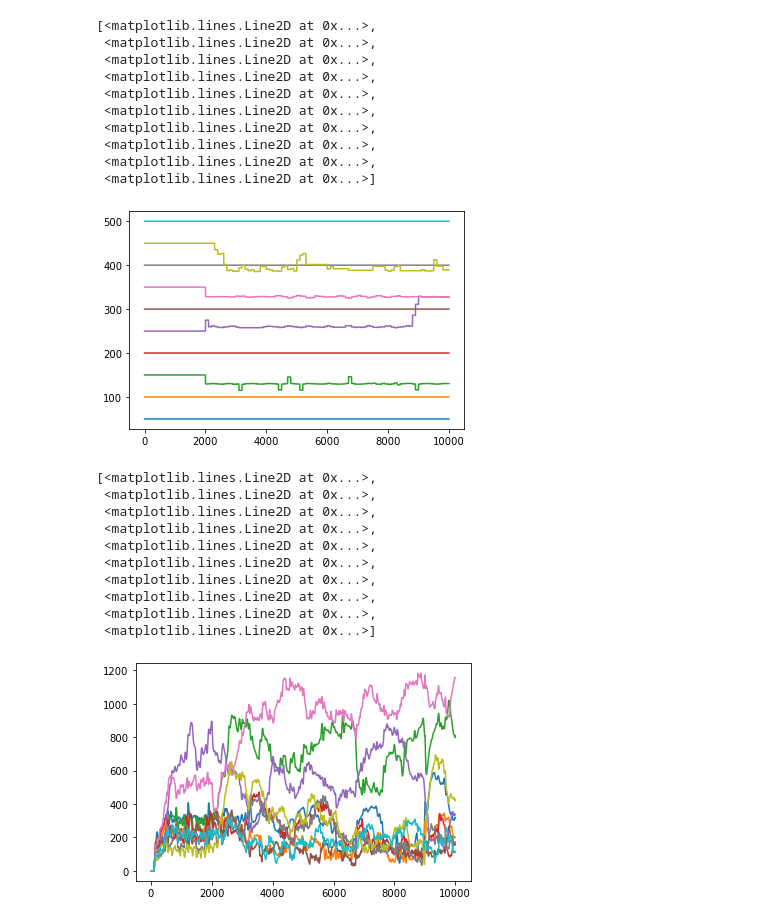
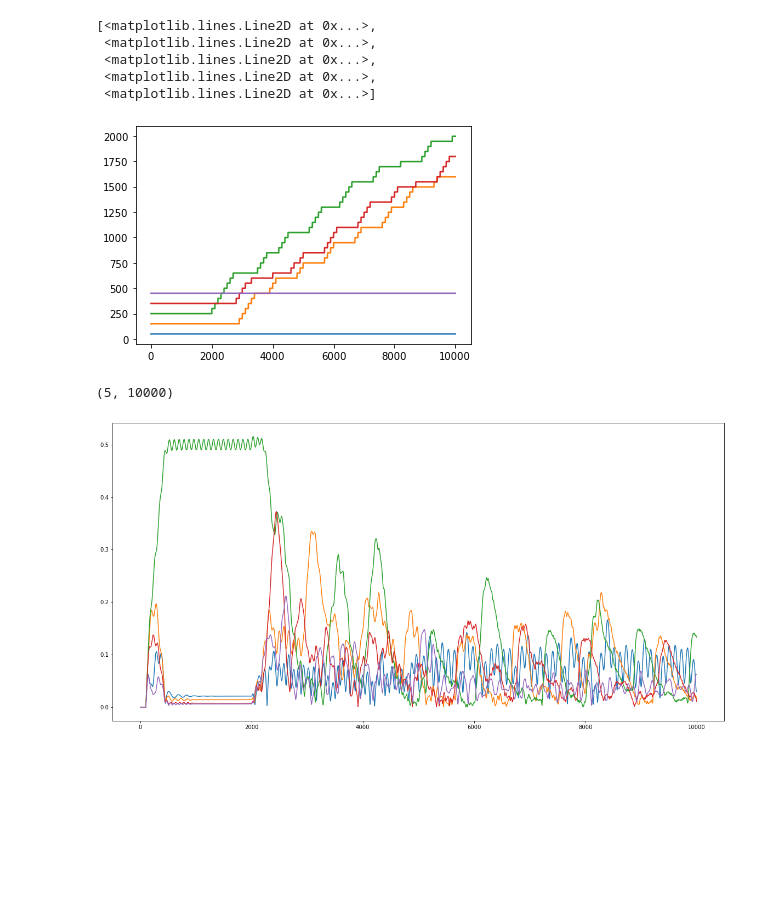
Before and after one commit to dthemg/PEARLS, a Jupyter notebook: view_results.ipynb, the cells around one changed output. Cells and saved outputs as stored; diff of their text form; code cells hidden in the pictures; blank space fills up the shorter version.

```diff
--- a/view_results.ipynb
+++ b/view_results.ipynb
@@ -1,11 +1,20 @@
 # %%
 import numpy as np
 import os
+import json
 import matplotlib.pyplot as plt
 from mpl_toolkits.mplot3d import Axes3D
 
+
 %matplotlib inline
 
-P = np.load(os.path.join("results", "pitch_est_history.npy"))
-S = np.load(os.path.join("results", "rls_history.npy"))
-t = np.arange(P.shape[1])
+P = np.loadtxt(os.path.join("results", "pitch_est_history.txt"), delimiter=",")
+S = np.loadtxt(os.path.join("results", "rls_history.txt"), delimiter=",", dtype=np.complex_)
+d = np.loadtxt(os.path.join("results", "input_signal.txt"), delimiter=",")
+N = P.shape[1]
+t = np.arange(N)
+
+with open(os.path.join("results", "input_settings.json"), "r") as f:
+    settings = json.load(f)
+
+fs = settings["sampling_frequency"]
@@ -16,30 +59,22 @@ plt.plot(P.T)
  <matplotlib.lines.Line2D at 0x...>,
  <matplotlib.lines.Line2D at 0x...>,
  <matplotlib.lines.Line2D at 0x...>,
- <matplotlib.lines.Line2D at 0x...>,
- <matplotlib.lines.Line2D at 0x...>,
- <matplotlib.lines.Line2D at 0x...>,
- <matplotlib.lines.Line2D at 0x...>,
- <matplotlib.lines.Line2D at 0x...>,
  <matplotlib.lines.Line2D at 0x...>]
-[figure, old version]
+[figure, new version]
 # %%
 # View size of rls filter coeffs
 
-Sr = S.reshape(3, 10, 10000, order="F")
-Sr = np.linalg.norm(Sr, axis=0)
+if settings["max_num_harmonics"] > 1:
+    Sr = S.reshape(settings["max_num_harmonics"], -1, N, order="F")
+    Sr = np.linalg.norm(Sr, axis=0)
+else:
+    Sr = abs(S)
+plt.figure(figsize=(20, 10))
 plt.plot(Sr.T)
+
+Sr.shape
 # %% [output]
-[<matplotlib.lines.Line2D at 0x...>,
- <matplotlib.lines.Line2D at 0x...>,
- <matplotlib.lines.Line2D at 0x...>,
- <matplotlib.lines.Line2D at 0x...>,
- <matplotlib.lines.Line2D at 0x...>,
- <matplotlib.lines.Line2D at 0x...>,
- <matplotlib.lines.Line2D at 0x...>,
- <matplotlib.lines.Line2D at 0x...>,
- <matplotlib.lines.Line2D at 0x...>,
- <matplotlib.lines.Line2D at 0x...>]
+(5, 10000)
-[figure, old version]
+[figure, new version]
 # %%
 # Joint plot
```
Also changed, not shown: parts of 5 cells of this notebook, 2 other files.
